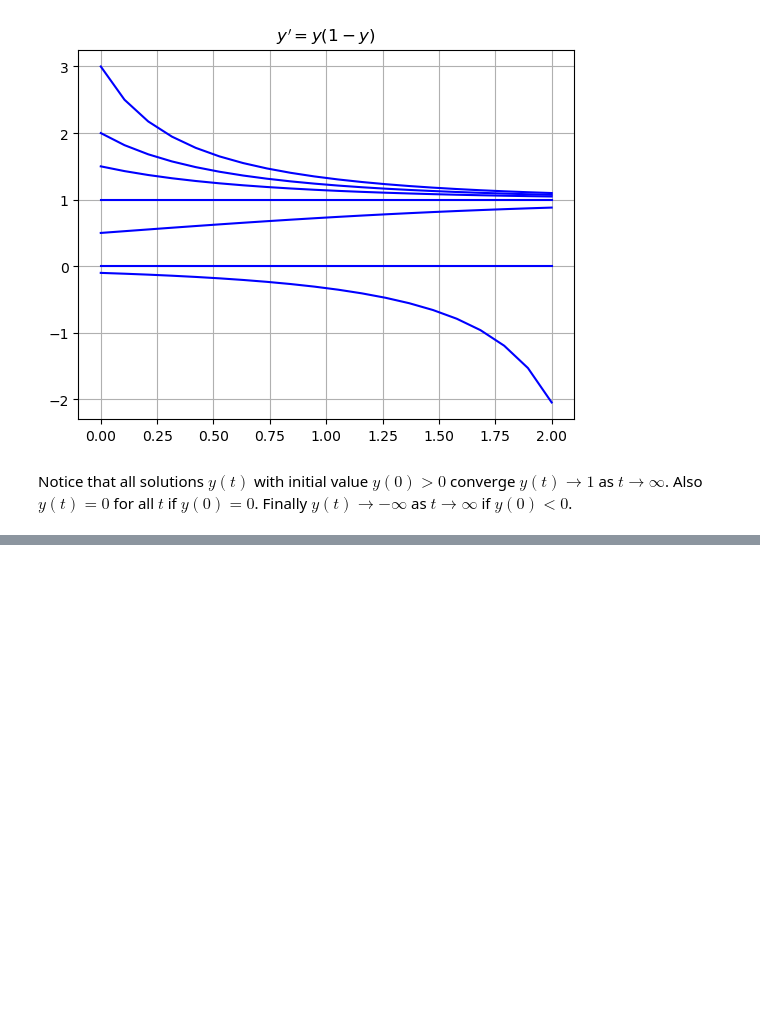
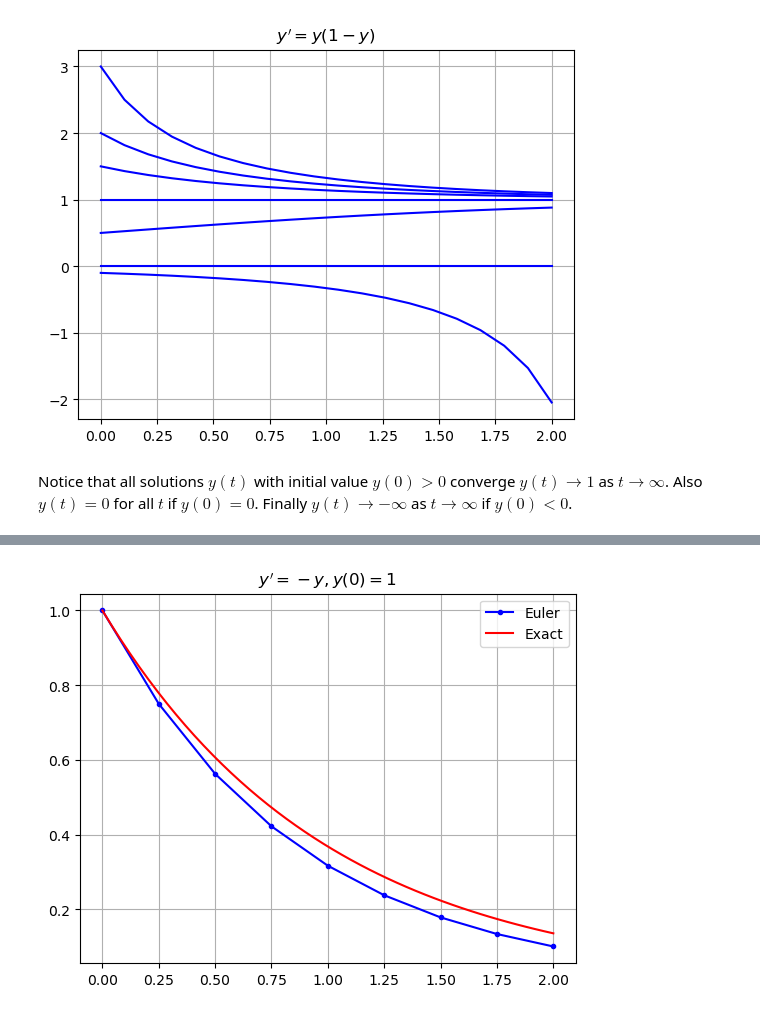
Before and after one commit to byeolla/science_dnn, a Jupyter notebook: 5th_week.ipynb, the cells around one changed output, grey strips where cells are left out. Cells and saved outputs as stored; diff of their text form; code cells hidden in the pictures; blank space fills up the shorter version.

```diff
--- a/5th_week.ipynb
+++ b/5th_week.ipynb
@@ -149,0 +162,7 @@ Note two very important points about Euler's method and numerical methods in gen
+# %%
+def odeEuler(f, t, y0):
+    y = np.zeros(len(t))
+    y[0] = y0
+    for n in range(0, len(t)-1):
+        y[n+1] = y[n] + f(t[n],y[n]) * (t[n+1]-t[n])
+    return y
@@ -149,0 +173,13 @@ Note two very important points about Euler's method and numerical methods in gen
+# %%
+f = lambda t, y: -y
+t0 = 0; tf = 2; h=0.25; N = int((tf-t0)/h);
+t = np.linspace(t0, tf, N+1); y0 = 1
+y = odeEuler(f, t, y0)
+plt.plot(t, y, 'b.-'), plt.grid(True)
+t_exact = np.linspace(t0, tf, 50)
+y_exact = np.exp(-t_exact)
+plt.plot(t_exact, y_exact, 'r')
+plt.title("$y^{\prime} = -y, y(0)=1$"), plt.legend(["Euler", "Exact"])
+plt.show()
+# %% [output]
+[figure, added]
```
Also changed, not shown: parts of 7 cells of this notebook.
